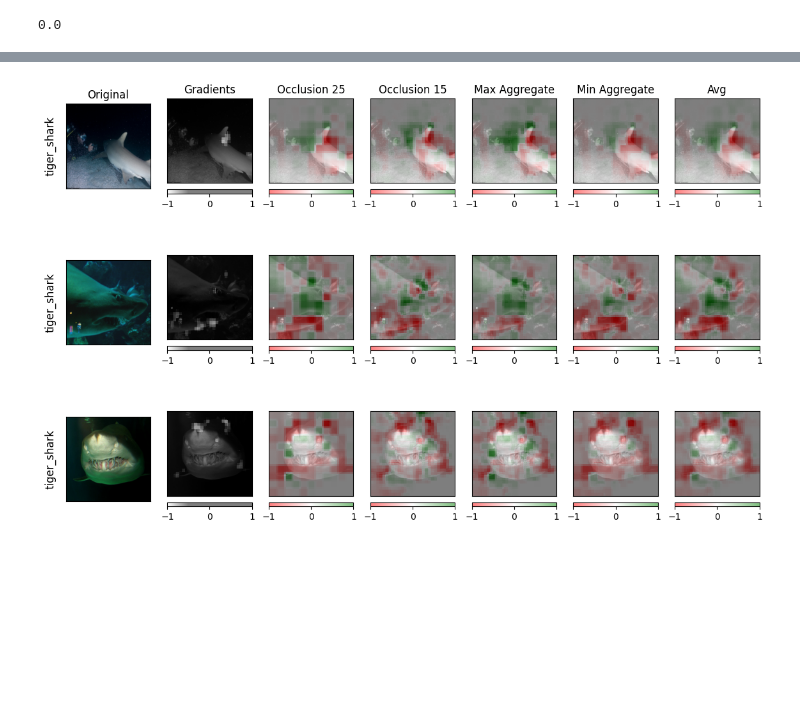
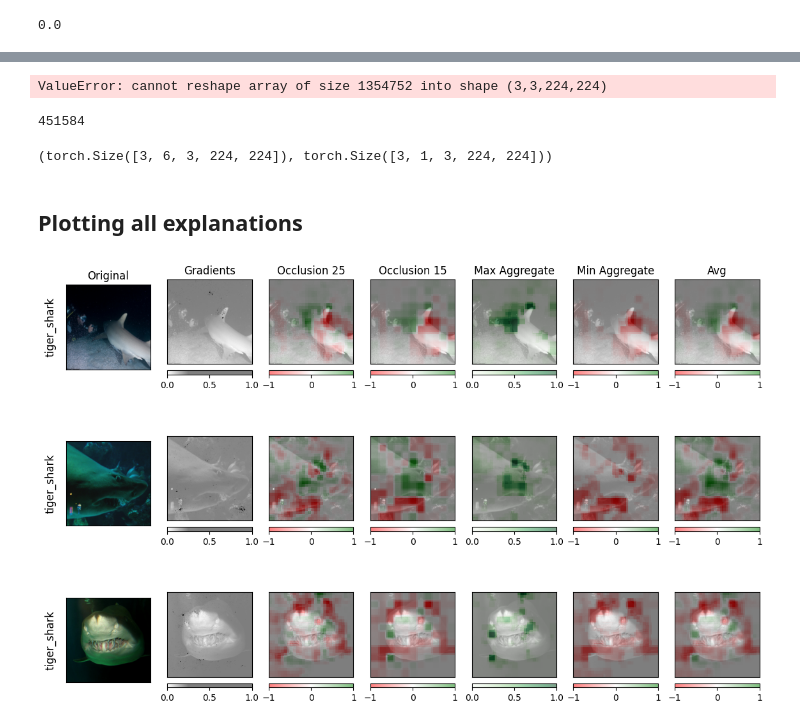
Before and after one commit to MattS0000/XAI_ensemblings_BS_MS, a Jupyter notebook: docs/_build/doctrees/nbsphinx/Example_notebook.ipynb, the cells around one changed output, grey strips where cells are left out. Cells and saved outputs as stored; diff of their text form; code cells hidden in the pictures; blank space fills up the shorter version.

```diff
--- a/docs/_build/doctrees/nbsphinx/Example_notebook.ipynb
+++ b/docs/_build/doctrees/nbsphinx/Example_notebook.ipynb
@@ -68,9 +72,9 @@ model.eval()
 resnet_transform = ResNet50_Weights.DEFAULT.transforms()
 pipeline = lambda images: torch.stack([resnet_transform(image) for image in images])
 proper_data = pipeline(all_images_original)
-outputs2 = model(proper_data)
-_, preds2 = torch.max(outputs2, 1)
-probs2 = torch.nn.functional.softmax(outputs2, dim=1)
+outputs = model(proper_data)
+_, preds = torch.max(outputs, 1)
+probs2 = torch.nn.functional.softmax(outputs, dim=1)
 # %% [markdown]
 ## Single Explanations
 # %%
@@ -154,14 +161,0 @@ _2 = viz.visualize_image_attr_multiple(np.transpose(attributions_occ2.squeeze().
-# %%
-occlusion = Occlusion(model)
-
-attributions_occ_all_25 = occlusion.attribute(tensor_images,
-                                        strides = (3, 20, 20),
-                                        target = preds2,
-                                        sliding_window_shapes = (3, 25, 25),
-                                        baselines=0)
-
-attributions_occ_all_15 = occlusion.attribute(tensor_images,
-                                           strides = (3, 8, 8),
-                                           target = preds2,
-                                           sliding_window_shapes = (3, 15, 15),
-                                           baselines=0)
@@ -239,4 +230,6 @@ all_stacked = torch.stack([attributions_occ_all_15, attributions_occ_all_25], di
 # %%
-aggreg_all1 = Ensemble.aggregate(all_stacked, aggregating_func='avg')
-aggreg_all2 = Ensemble.aggregate(all_stacked, aggregating_func='min')
-aggreg_all3 = Ensemble.aggregate(all_stacked, aggregating_func='max')
+all_stacked = torch.stack([attributions_ig_nt_all, attributions_occ_all_15, attributions_occ_all_25], dim=1)
+aggreg_all1 = Ensemble.basic(all_stacked, aggregating_func='avg')
+aggreg_all2 = Ensemble.basic(all_stacked, aggregating_func='min')
+aggreg_all3 = Ensemble.basic(all_stacked, aggregating_func='max')
+explanations_all = torch.cat([all_stacked,aggreg_all3.unsqueeze(dim=1), aggreg_all2.unsqueeze(dim=1), aggreg_all1.unsqueeze(dim=1)], dim=1)
@@ -249,5 +246,22 @@ plt.style.use('fast')
+# %%
+Ensemble.supervisedXAI(explanations_all.repeat(3,1,1,1,1), tensor_masks.repeat(3,1,1,1), weights='auto', n_folds=4)
+# %% [output]
+ValueError: cannot reshape array of size 1354752 into shape (3,3,224,224)
+# %%
+3*3*224*224
+# %% [output]
+451584
+# %%
+explanations_all.shape, tensor_masks.unsqueeze(dim=1).shape
+# %% [output]
+(torch.Size([3, 6, 3, 224, 224]), torch.Size([3, 1, 3, 224, 224]))
+# %% [markdown]
+## Plotting all explanations
 # %%
-def plot_explanations(images, explanations, columns_names, classes_predicted, cmaps=[default_cmap, None, None, None, None, None], method = "heat_map"):
+plt.style.use('fast')
+# helper function for the plotting
+def plot_explanations(images, explanations, columns_names, classes_predicted, method = "heat_map"):
+    cmaps=[default_cmap, None, None, None, None, None, None]
     nrow, ncol = len(images), explanations.shape[1]+1
     fig, ax = plt.subplots(nrows = nrow, ncols = ncol, figsize=(14, 3*explanations.shape[0]))
     for col, col_name in zip(ax[0], columns_names):
@@ -276,9 +290,8 @@ def plot_explanations(images, explanations, columns_names, classes_predicted, cm
                                          )
     plt.show()
 # %%
-explanations_three = torch.cat([all_stacked, attributions_occ_all_15.unsqueeze(dim=1),aggreg_all3.unsqueeze(dim=1), aggreg_all2.unsqueeze(dim=1), aggreg_all1.unsqueeze(dim=1)], dim=1)
-predicted_names = [imagenet_classes_dict[str(i.item())][1] for i in preds2]
+predicted_names = [imagenet_classes_dict[str(i.item())][1] for i in preds]
 col_names = ["Original", "Gradients", "Occlusion 25","Occlusion 15", "Max Aggregate", "Min Aggregate", "Avg"]
-plot_explanations(all_images, explanations_three, col_names, predicted_names, method="blended_heat_map")
+plot_explanations(all_images, explanations_all, col_names, predicted_names, method="blended_heat_map")
 # %% [output]
-[figure, old version]
+[figure, new version]
```
Also changed, not shown: parts of 54 cells of this notebook, 47 other files.
